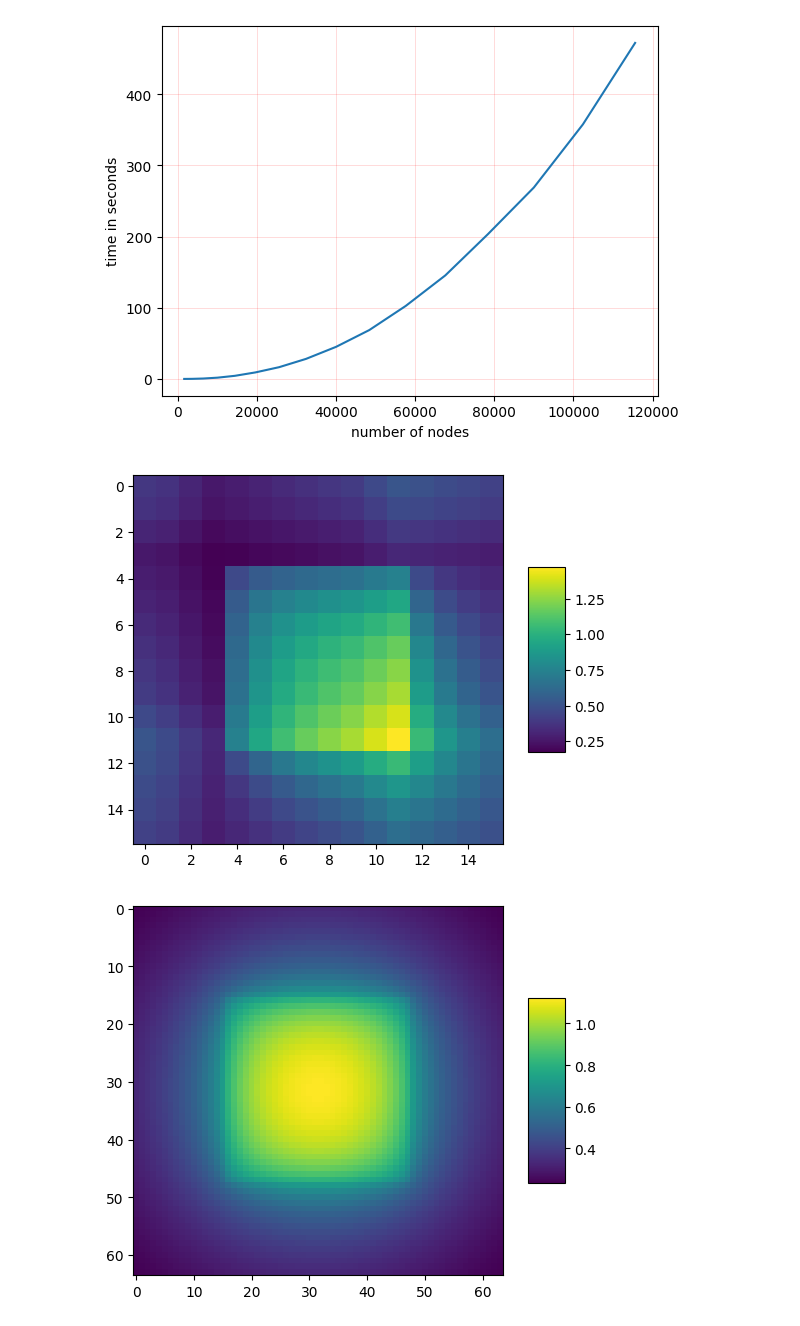
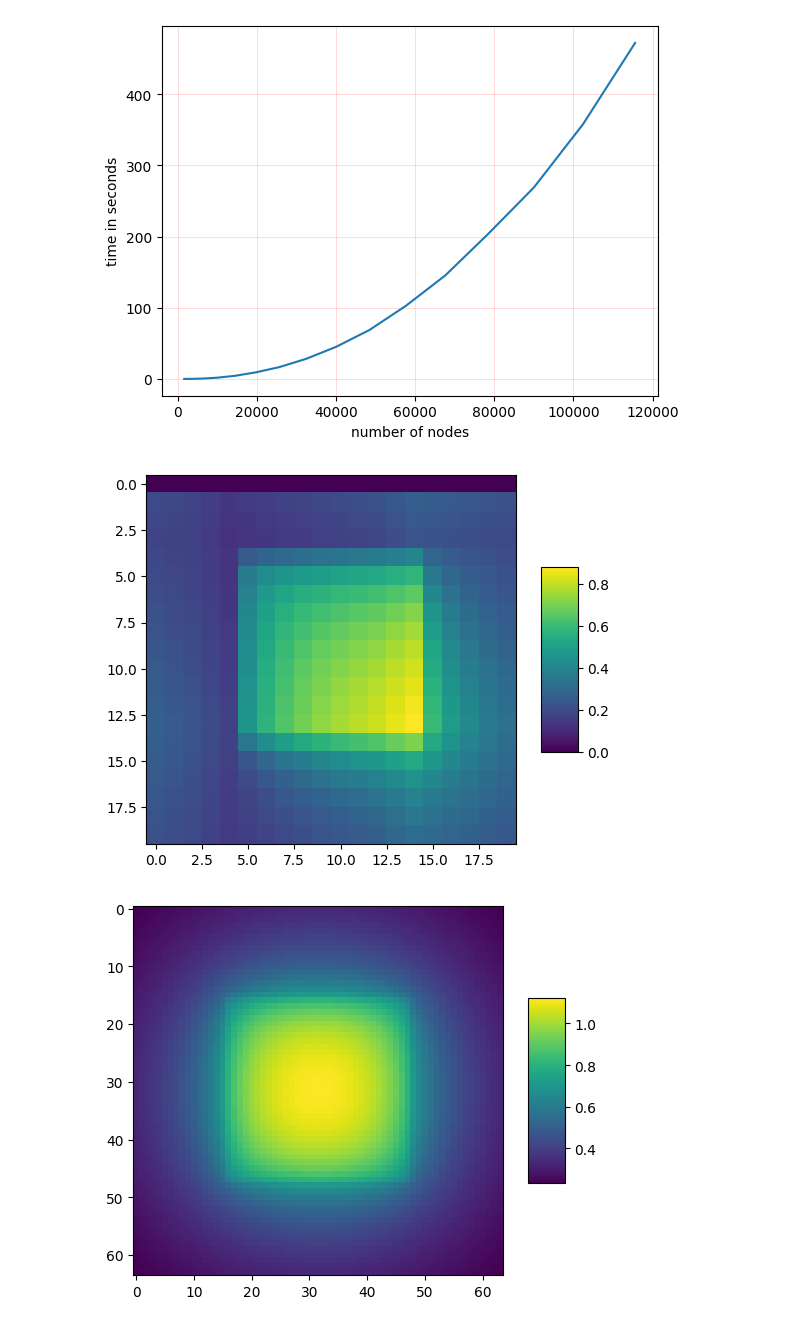
Before and after one commit to SickSmile1/naive-fft-mlms, a Jupyter notebook: results/plotResults.ipynb, the cells around one changed output. Cells and saved outputs as stored; diff of their text form; code cells hidden in the pictures.

```diff
--- a/results/plotResults.ipynb
+++ b/results/plotResults.ipynb
@@ -32,15 +32,15 @@ ax.plot(x2,y)
 [<matplotlib.lines.Line2D at 0x...>]
 [figure]
 # %%
-arr = np.fromfile("fastestGrid", sep='\t')
+arr = np.fromfile("whatthe", sep='\t')
 grid = int(np.sqrt(arr.shape[0]))
 arr2 = arr.reshape(grid, grid)
 
 surf = plt.imshow(arr2,cmap='viridis')
 plt.colorbar(surf, shrink=0.5, aspect=5)
 plt.show()
 # %% [output]
-[figure, old version]
+[figure, new version]
 # %%
 arr = np.fromfile("64_grid", sep='\t')
 grid = int(np.sqrt(arr.shape[0]))
```
Also changed, not shown: 7 other files.
